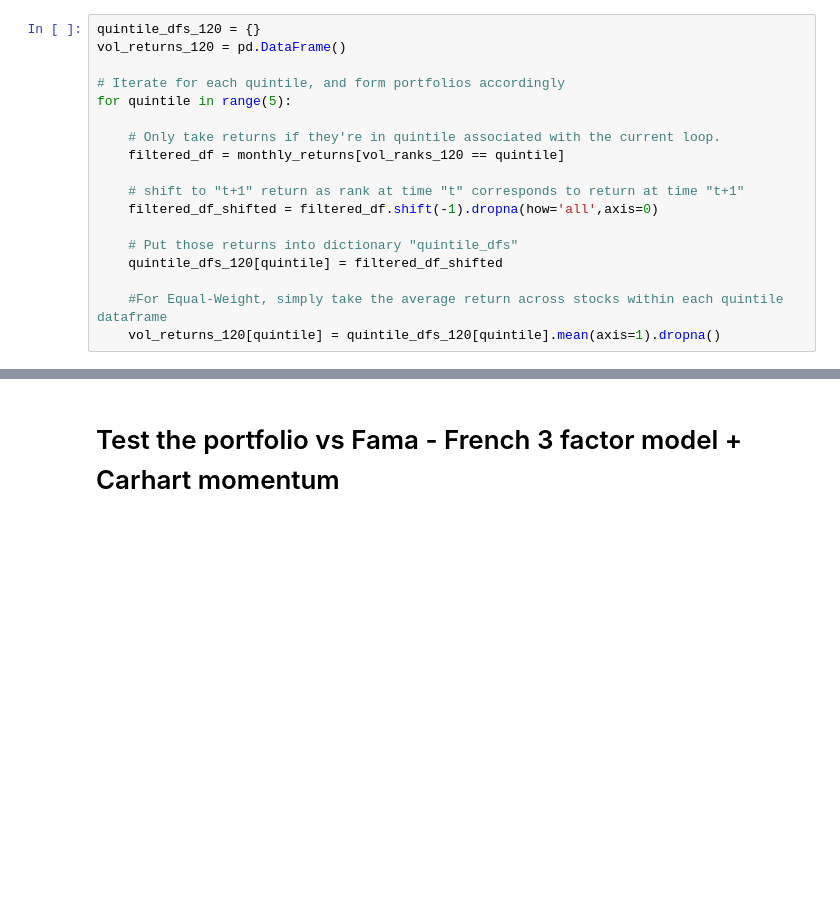
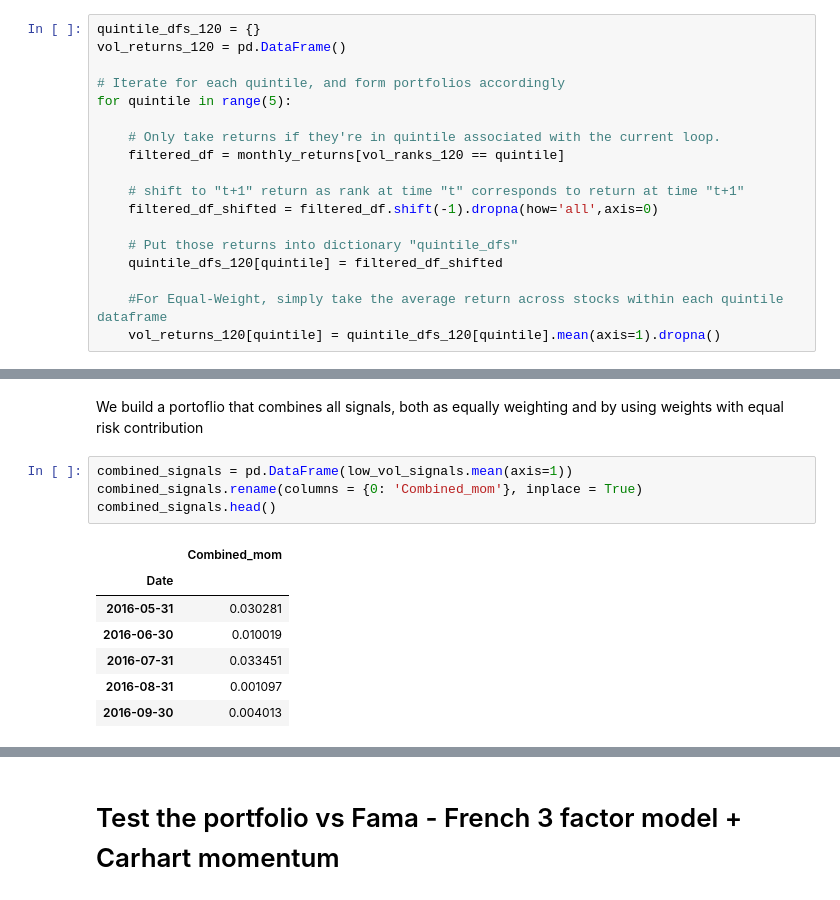
Before and after one commit to sgrillin/Low_Vol_systematic_strategy, a Jupyter notebook: Low-Vol Trading Strategy.ipynb, the cells around one changed output, grey strips where cells are left out. Saved outputs shown, nothing was run; the diff lists cells and outputs as text; blank space fills up the shorter version.

```diff
--- a/Low-Vol Trading Strategy.ipynb
+++ b/Low-Vol Trading Strategy.ipynb
@@ -407,3 +410,17 @@ round(erk.summary_stats(low_vol_signals.dropna(), riskfree_rate=0.04, periods_pe
 | LV_60 | 0.163 | 0.147 | -0.431 | 3.476 | 0.060 | 0.086 | ... |
 | LV_120 | 0.144 | 0.150 | -0.285 | 3.090 | 0.062 | 0.082 | ... |
 [figure]
+# %% [markdown]
+We build a portoflio that combines all signals, both as equally weighting and by using weights with equal risk contribution
+# %%
+combined_signals = pd.DataFrame(low_vol_signals.mean(axis=1))
+combined_signals.rename(columns = {0: 'Combined_mom'}, inplace = True)
+combined_signals.head()
+# %% [output]
+|  | Combined_mom |
+| Date |  |
+| 2016-05-31 | 0.030281 |
+| 2016-06-30 | 0.010019 |
+| 2016-07-31 | 0.033451 |
+| 2016-08-31 | 0.001097 |
+| 2016-09-30 | 0.004013 |
```
Also changed, not shown: parts of 19 cells of this notebook.
